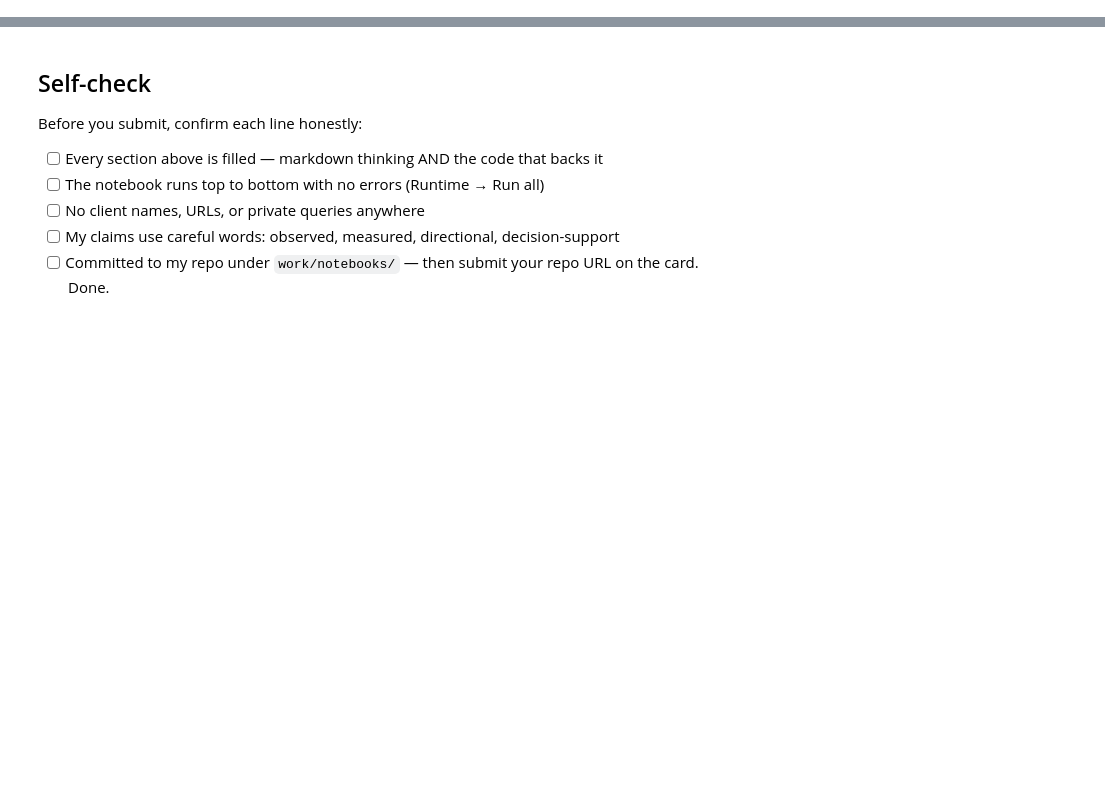
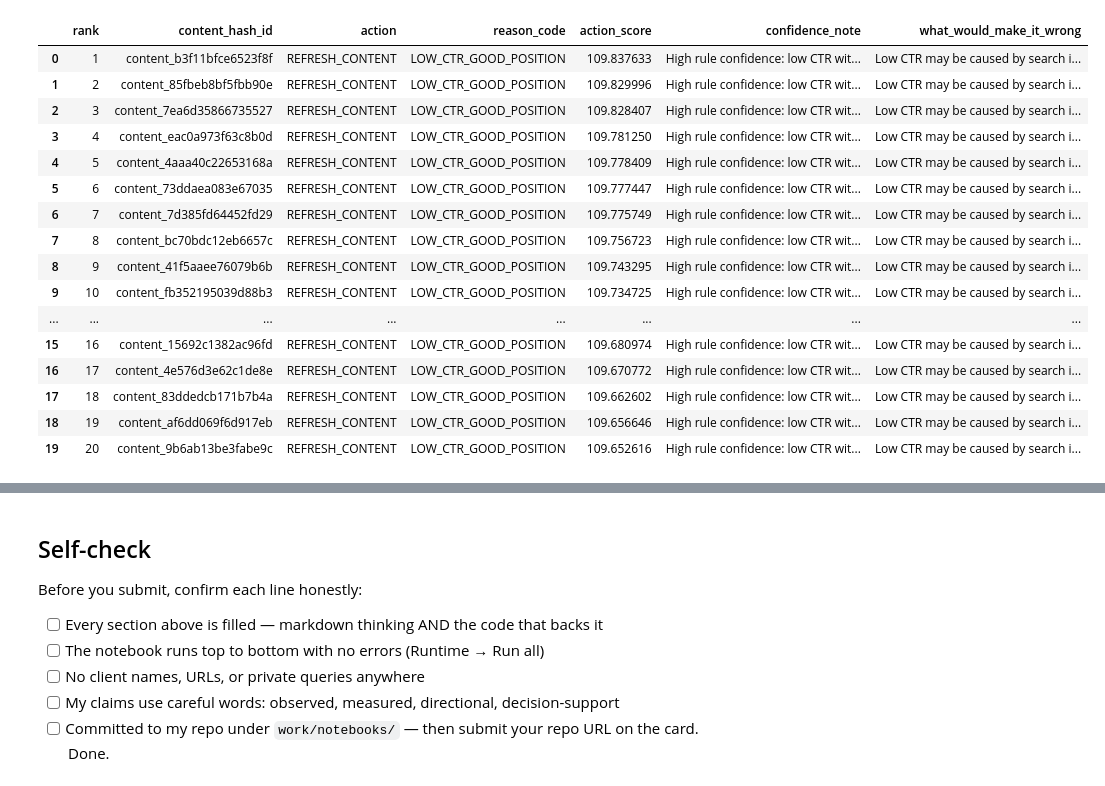
Before and after one commit to 124pritivarma6001-commits/flyrank_internship_ml, a Jupyter notebook: work/notebooks/w04_baseline_score.ipynb, the cells around one changed output, grey strips where cells are left out. Drawn from its saved outputs; the diff is of its cells as text; code cells hidden in the pictures; blank space fills up the shorter version.

```diff
--- a/work/notebooks/w04_baseline_score.ipynb
+++ b/work/notebooks/w04_baseline_score.ipynb
@@ -36,0 +43,18 @@ This skeleton is yours to fill. Work the sections **in order** — each one has
+# %%
+import duckdb
+
+con = duckdb.connect()
+con.execute(f"CREATE OR REPLACE SECRET hf (TYPE huggingface, TOKEN '{HF_TOKEN}')")
+
+REL = 'hf://datasets/FlyRank/internship-warehouse'
+TABLES = {
+    'dim_clients':                f"read_parquet('{REL}/dim_clients.parquet')",
+    'dim_content':                f"read_parquet('{REL}/dim_content.parquet')",
+    'fact_daily':                 f"read_parquet('{REL}/fact_content_daily_performance/**/*.parquet')",
+    'fact_daily_sample':          f"read_parquet('{REL}/fact_content_daily_performance_sample.parquet')",
+    'fact_query_90d':             f"read_parquet('{REL}/fact_content_query_90d.parquet')",
+}
+
+for name, src in TABLES.items():
+    n = con.sql(f'SELECT COUNT(*) FROM {src}').fetchone()[0]
+    print(f'{name:22} {n:>12,} rows')
@@ -36,0 +339,50 @@ This skeleton is yours to fill. Work the sections **in order** — each one has
+# %%
+# Section 3: Top-20 review
+
+top20_review = ranked_queue.head(20).copy()
+
+top20_review["confidence_note"] = top20_review.apply(
+    lambda row: (
+        "High rule confidence: low CTR with good position and sufficient impressions."
+        if row["rule_result"] == "OPPORTUNITY"
+        else "Low confidence: does not meet the opportunity rule."
+    ),
+    axis=1
+)
+
+top20_review["what_would_make_it_wrong"] = (
+    "Low CTR may be caused by search intent, seasonality, data quality, "
+    "or factors not captured by the baseline rule."
+)
+
+top20_review = top20_review[
+    [
+        "rank",
+        "content_hash_id",
+        "action",
+        "reason_code",
+        "action_score",
+        "confidence_note",
+        "what_would_make_it_wrong"
+    ]
+]
+
+top20_review
+# %% [output]
+|  | rank | content_hash_id | action | reason_code | action_score | confidence_note | what_would_make_it_wrong |
+| 0 | 1 | content_b3f11bfce6523f8f | REFRESH_CONTENT | LOW_CTR_GOOD_POSITION | 109.837633 | High rule confidence: low CTR wit... | Low CTR may be caused by search i... |
+| 1 | 2 | content_85fbeb8bf5fbb90e | REFRESH_CONTENT | LOW_CTR_GOOD_POSITION | 109.829996 | High rule confidence: low CTR wit... | Low CTR may be caused by search i... |
+| 2 | 3 | content_7ea6d35866735527 | REFRESH_CONTENT | LOW_CTR_GOOD_POSITION | 109.828407 | High rule confidence: low CTR wit... | Low CTR may be caused by search i... |
+| 3 | 4 | content_eac0a973f63c8b0d | REFRESH_CONTENT | LOW_CTR_GOOD_POSITION | 109.781250 | High rule confidence: low CTR wit... | Low CTR may be caused by search i... |
+| 4 | 5 | content_4aaa40c22653168a | REFRESH_CONTENT | LOW_CTR_GOOD_POSITION | 109.778409 | High rule confidence: low CTR wit... | Low CTR may be caused by search i... |
+| 5 | 6 | content_73ddaea083e67035 | REFRESH_CONTENT | LOW_CTR_GOOD_POSITION | 109.777447 | High rule confidence: low CTR wit... | Low CTR may be caused by search i... |
+| 6 | 7 | content_7d385fd64452fd29 | REFRESH_CONTENT | LOW_CTR_GOOD_POSITION | 109.775749 | High rule confidence: low CTR wit... | Low CTR may be caused by search i... |
+| 7 | 8 | content_bc70bdc12eb6657c | REFRESH_CONTENT | LOW_CTR_GOOD_POSITION | 109.756723 | High rule confidence: low CTR wit... | Low CTR may be caused by search i... |
+| 8 | 9 | content_41f5aaee76079b6b | REFRESH_CONTENT | LOW_CTR_GOOD_POSITION | 109.743295 | High rule confidence: low CTR wit... | Low CTR may be caused by search i... |
+| 9 | 10 | content_fb352195039d88b3 | REFRESH_CONTENT | LOW_CTR_GOOD_POSITION | 109.734725 | High rule confidence: low CTR wit... | Low CTR may be caused by search i... |
+| ... | ... | ... | ... | ... | ... | ... | ... |
+| 15 | 16 | content_15692c1382ac96fd | REFRESH_CONTENT | LOW_CTR_GOOD_POSITION | 109.680974 | High rule confidence: low CTR wit... | Low CTR may be caused by search i... |
+| 16 | 17 | content_4e576d3e62c1de8e | REFRESH_CONTENT | LOW_CTR_GOOD_POSITION | 109.670772 | High rule confidence: low CTR wit... | Low CTR may be caused by search i... |
+| 17 | 18 | content_83ddedcb171b7b4a | REFRESH_CONTENT | LOW_CTR_GOOD_POSITION | 109.662602 | High rule confidence: low CTR wit... | Low CTR may be caused by search i... |
+| 18 | 19 | content_af6dd069f6d917eb | REFRESH_CONTENT | LOW_CTR_GOOD_POSITION | 109.656646 | High rule confidence: low CTR wit... | Low CTR may be caused by search i... |
+| 19 | 20 | content_9b6ab13be3fabe9c | REFRESH_CONTENT | LOW_CTR_GOOD_POSITION | 109.652616 | High rule confidence: low CTR wit... | Low CTR may be caused by search i... |
```
Also changed, not shown: parts of 20 cells of this notebook.
